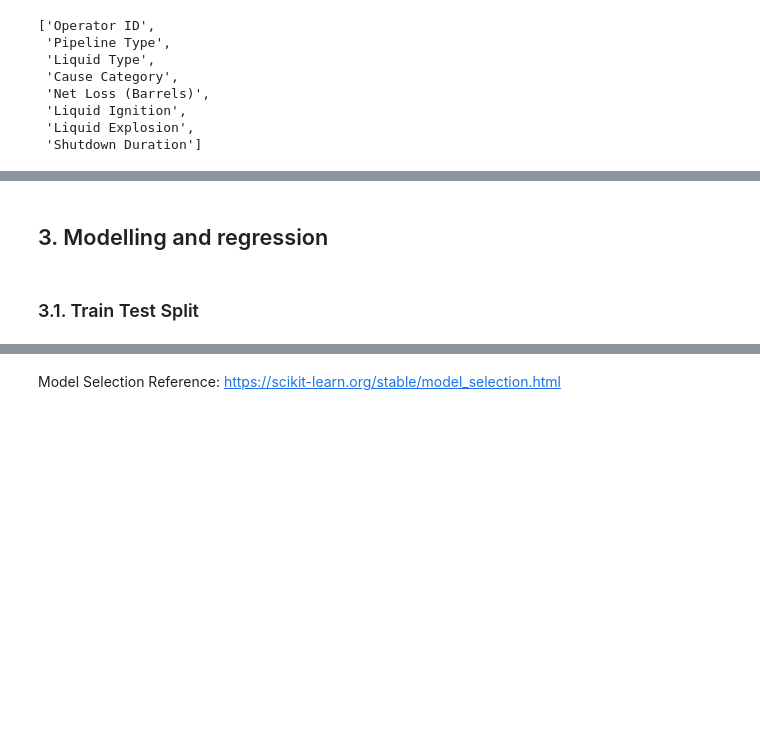
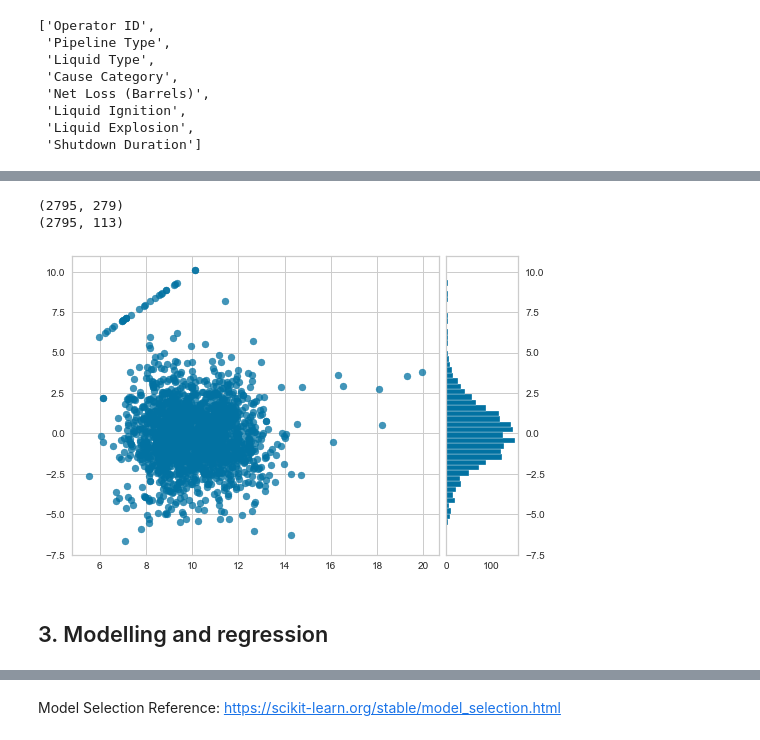
Before and after one commit to AlbandeB/Python-project, a Jupyter notebook: PACP v2.ipynb, the cells around one changed output, grey strips where cells are left out. Drawn from its saved outputs; the diff is of its cells as text; code cells hidden in the pictures; blank space fills up the shorter version.

```diff
--- a/PACP v2.ipynb
+++ b/PACP v2.ipynb
@@ -895,4 +916,17 @@ list(features_intuitive)
+# %%
+print(X.shape)
+model = Ridge(alpha=3.0, fit_intercept=True, max_iter=None, normalize=False, solver='auto', tol=0.001)
+visualizer = ResidualsPlot(model)
+X_train, X_test, y_train, y_test = train_test_split(X, y, test_size=0.3, random_state=123)
+visualizer.fit(X_train, y_train)
+
+# Use of SelectFromModel
+modela = SelectFromModel(model, prefit=True)
+X_new = modela.transform(X)
+print(X_new.shape)
+# %% [output]
+(2795, 279)
+(2795, 113)
+[figure, added]
 # %% [markdown]
 ## 3. Modelling and regression
-# %% [markdown]
-### 3.1. Train Test Split
```
Also changed, not shown: parts of 55 cells of this notebook.
